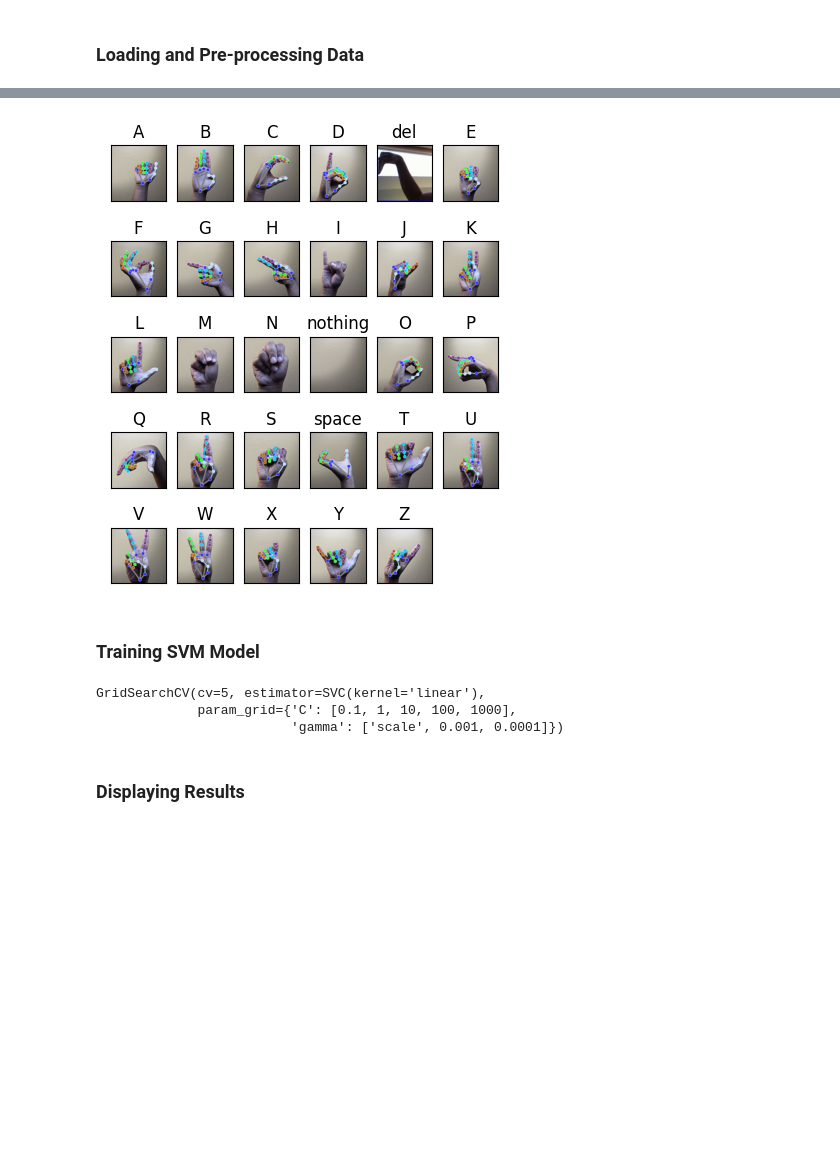
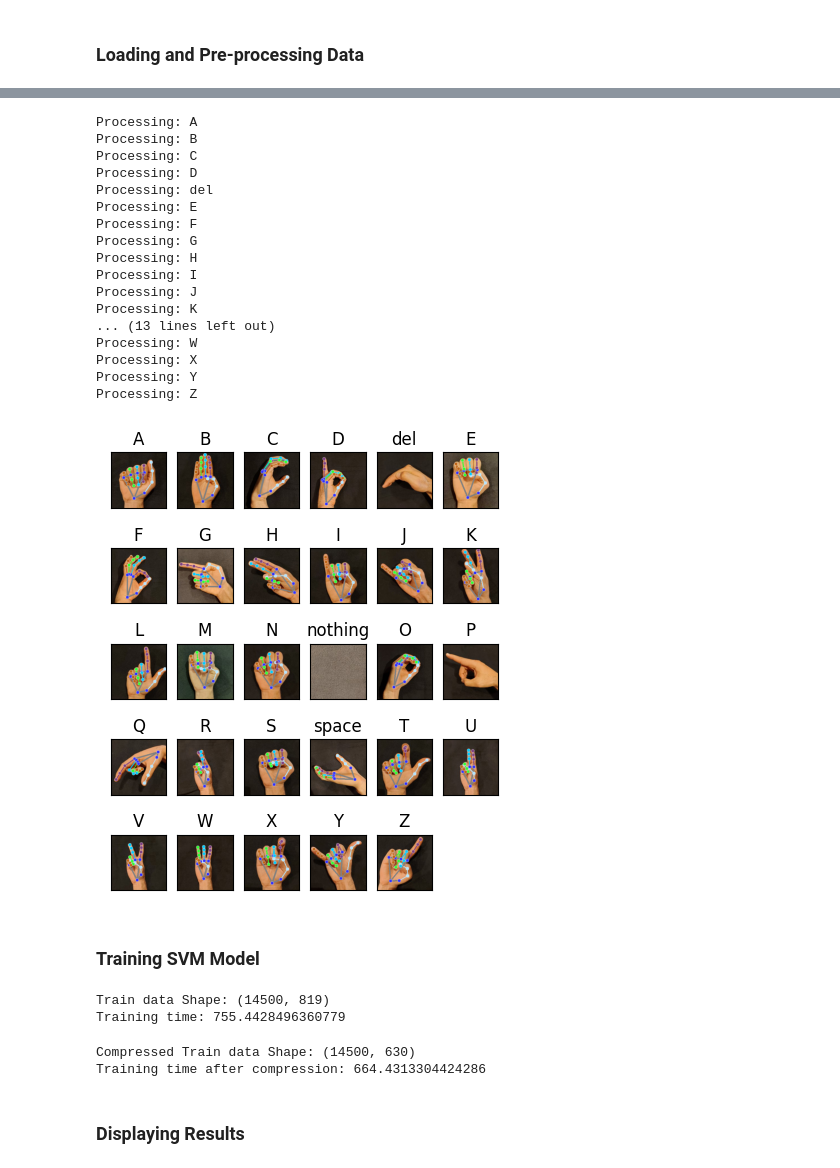
Before and after one commit to elizetran/ensf544_proj2, a Jupyter notebook: svm.ipynb, the cells around one changed output, grey strips where cells are left out. Saved outputs shown, nothing was run; the diff lists cells and outputs as text; code cells hidden in the pictures; blank space fills up the shorter version.

```diff
--- a/svm.ipynb
+++ b/svm.ipynb
@@ -22,6 +23,7 @@ mp_hands = mp.solutions.hands
 def calculate_distance_and_angle_features(landmarks):
     distances = []
     angles = []
+    compressed_result = []
 
     for i in range(len(landmarks)):
         landmark = landmarks[i]
@@ -40,7 +42,11 @@ def calculate_distance_and_angle_features(landmarks):
             angles.append(y_diff / magnitude)   # angle with y axis
             angles.append(z_diff / magnitude)   # angle with z axis
 
-    return distances + angles
+            compressed_result.append(x_diff)
+            compressed_result.append(y_diff)
+            compressed_result.append(z_diff)
+
+    return distances + angles, compressed_result
 
 def get_df_columns():
     df_columns = []
@@ -60,14 +66,27 @@ def get_df_columns():
 
     return df_columns
 
+def get_compressed_df_columns():
+    df_columns = []
+
+    for i in range(21):
+        for j in range(i+1, 21):
+            df_columns.append(f"xdiff({i}, {j})")
+            df_columns.append(f"ydiff({i}, {j})")
+            df_columns.append(f"zdiff({i}, {j})")
+
+    return df_columns
+
 def load_hand_landmark_data(directory, num_imgs_per_component=100, complexity=1, min_confidence=0.5):
     hand_landmarks = pd.DataFrame(columns=get_df_columns())
+    hand_landmarks_compressed = pd.DataFrame(columns=get_compressed_df_columns())
     labels = []
 
     plt.figure(figsize=(5,6))
     i = 1
 
     none_list = [0 for i in range(hand_landmarks.shape[1])]
+    none_list_compressed = [0 for i in range(hand_landmarks_compressed.shape[1])]
 
     with mp_hands.Hands(
         static_image_mode = True,
@@ -78,6 +97,7 @@ def load_hand_landmark_data(directory, num_imgs_per_component=100, complexity=1,
 
         # Iterate through each image in each subfolder
         for folder in os.listdir(directory):
+            print("Processing:", folder)
             image_count = 0
             for image in os.listdir(directory + "/" + folder):
                 if image_count == num_imgs_per_component:
@@ -92,9 +112,12 @@ def load_hand_landmark_data(directory, num_imgs_per_component=100, complexity=1,
                 if not result.multi_hand_landmarks:
                     last_landmark = None
                     hand_landmarks.loc[len(hand_landmarks)] = none_list
+                    hand_landmarks_compressed.loc[len(hand_landmarks_compressed)] = none_list_compressed
                 else:
                     last_landmark = result.multi_hand_landmarks[0]
-                    hand_landmarks.loc[len(hand_landmarks)] = calculate_distance_and_angle_features(result.multi_hand_landmarks[0].landmark)
+                    features, features_compressed = calculate_distance_and_angle_features(result.multi_hand_landmarks[0].landmark)
+                    hand_landmarks.loc[len(hand_landmarks)] = features
+                    hand_landmarks_compressed.loc[len(hand_landmarks_compressed)] = features_compressed
 
                 image_count += 1
                 labels.append(folder)
@@ -117,7 +140,7 @@ def load_hand_landmark_data(directory, num_imgs_per_component=100, complexity=1,
             i += 1
 
     plt.show()
-    return hand_landmarks, pd.Series(labels)
+    return hand_landmarks, hand_landmarks_compressed, pd.Series(labels)
 # %% [markdown]
 ### Loading and Pre-processing Data
 # %%
@@ -130,17 +170,48 @@ X_trainval, y_trainval = load_hand_landmark_data(training_dir, min_confidence=0.
 # %%
-X_test, y_test = load_hand_landmark_data(test_dir, min_confidence=0.05)
+X_test, X_compressed_test, y_test = load_hand_landmark_data(test_dir, min_confidence=0.05)
 # %% [output]
+Processing: A
+Processing: B
+Processing: C
+Processing: D
+Processing: del
+Processing: E
+Processing: F
+Processing: G
+Processing: H
+Processing: I
+Processing: J
+Processing: K
+... (13 lines left out)
+Processing: W
+Processing: X
+Processing: Y
+Processing: Z
-[figure, old version]
+[figure, new version]
 # %% [markdown]
 ### Training SVM Model
 # %%
 params = { 'C': [0.1, 1, 10, 100, 1000], 'gamma': ['scale', 0.001, 0.0001] }
+
+start_time = time.time()
 grid = GridSearchCV(SVC(kernel='linear'), param_grid=params, cv=5)
 grid.fit(X_trainval, y_trainval)
+
+print("Train data Shape:", X_trainval.shape)
+print("Training time:", time.time() - start_time)
 # %% [output]
-GridSearchCV(cv=5, estimator=SVC(kernel='linear'),
-             param_grid={'C': [0.1, 1, 10, 100, 1000],
-                         'gamma': ['scale', 0.001, 0.0001]})
+Train data Shape: (14500, 819)
+Training time: 755.4428496360779
+# %%
+start_time = time.time()
+grid_compressed = GridSearchCV(SVC(kernel='linear'), param_grid=params, cv=5)
+grid_compressed.fit(X_compressed_trainval, y_trainval)
+
+print("Compressed Train data Shape:", X_compressed_trainval.shape)
+print("Training time after compression:", time.time() - start_time)
+# %% [output]
+Compressed Train data Shape: (14500, 630)
+Training time after compression: 664.4313304424286
 # %% [markdown]
 ### Displaying Results
 # %%
```
Also changed, not shown: parts of 6 cells of this notebook.
